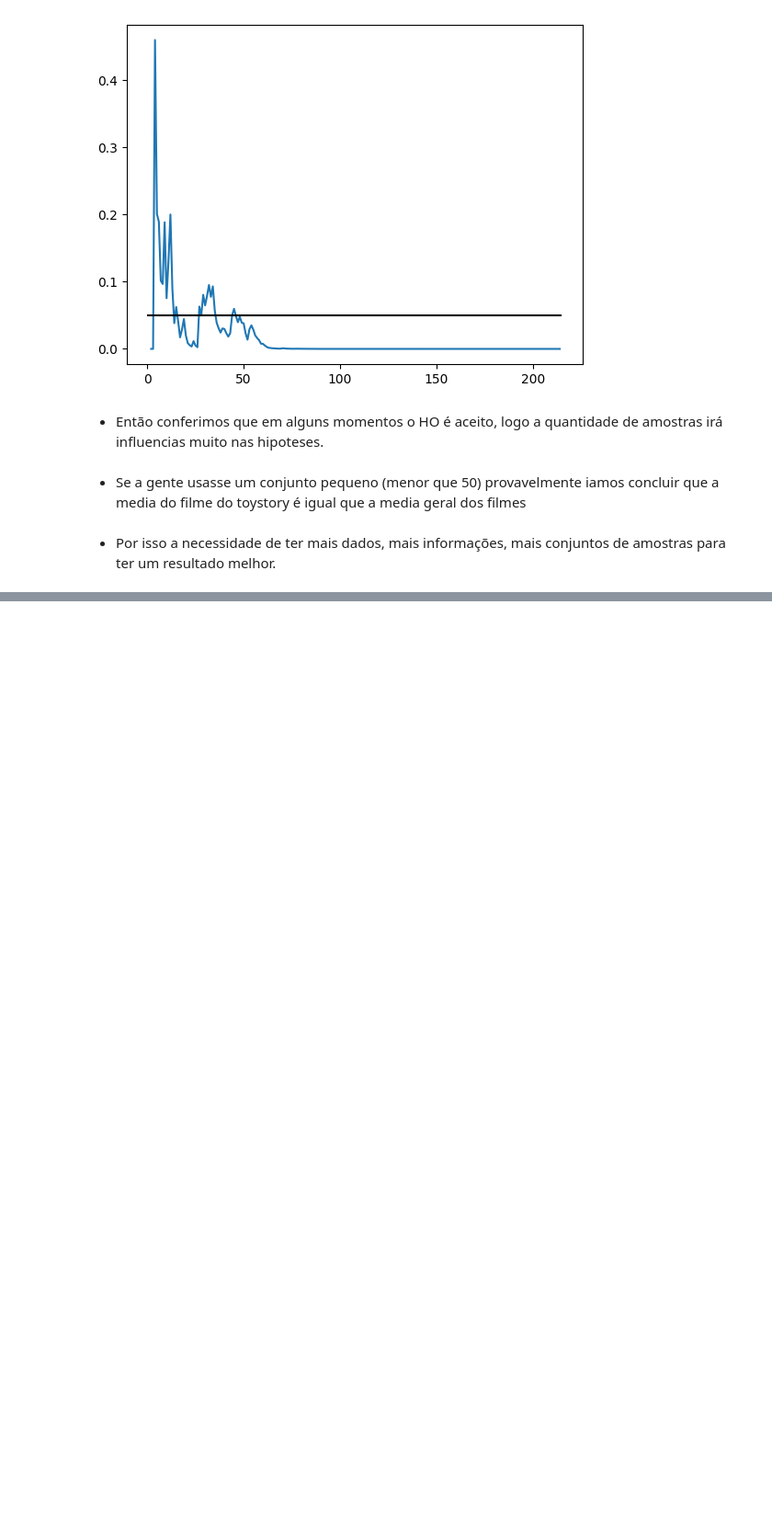
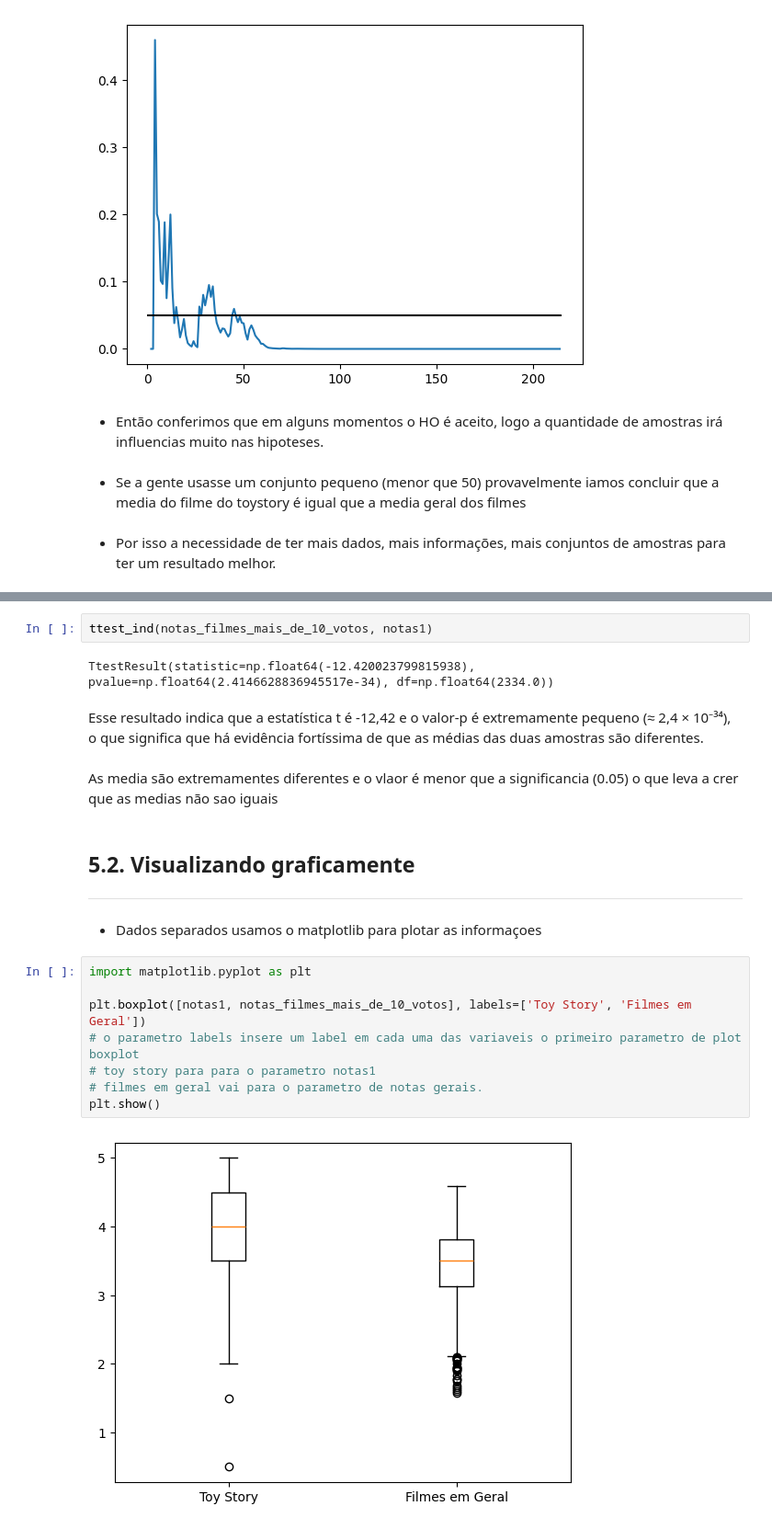
Before and after one commit to JonasSouza871/Machine-Learning-Statistics-Studies, a Jupyter notebook: Testes_Estatísticos_com_Python.ipynb, the cells around one changed output, grey strips where cells are left out. Shown at 92% size. Cells and saved outputs as stored; diff of their text form; blank space fills up the shorter version.

Commit message:
Adicionando capítulo de análise de duas amostras

```diff
--- a/Testes_Estatísticos_com_Python.ipynb
+++ b/Testes_Estatísticos_com_Python.ipynb
@@ -972,0 +998,24 @@ plt.hlines(y=significancia, xmin=0, xmax=len(notas1), color="black") #adiciona a
+# %%
+ttest_ind(notas_filmes_mais_de_10_votos, notas1)
+# %% [output]
+TtestResult(statistic=np.float64(-12.420023799815938), pvalue=np.float64(2.4146628836945517e-34), df=np.float64(2334.0))
+# %% [markdown]
+Esse resultado indica que a estatística t é -12,42 e o valor-p é extremamente pequeno (≈ 2,4 × 10⁻³⁴), o que significa que há evidência fortíssima de que as médias das duas amostras são diferentes.
+# %% [markdown]
+As media são extremamentes diferentes e o vlaor é menor que a significancia (0.05) o que leva a crer que as medias não sao iguais
+# %% [markdown]
+## 5.2. Visualizando graficamente
+
+----------------------------------
+# %% [markdown]
+- Dados separados usamos o matplotlib para plotar as informaçoes
+# %%
+import matplotlib.pyplot as plt
+
+plt.boxplot([notas1, notas_filmes_mais_de_10_votos], labels=['Toy Story', 'Filmes em Geral'])
+# o parametro labels insere um label em cada uma das variaveis o primeiro parametro de plot boxplot
+# toy story para para o parametro notas1
+# filmes em geral vai para o parametro de notas gerais.
+plt.show()
+# %% [output]
+[figure, added]
```
Also changed, not shown: parts of 35 cells of this notebook.
